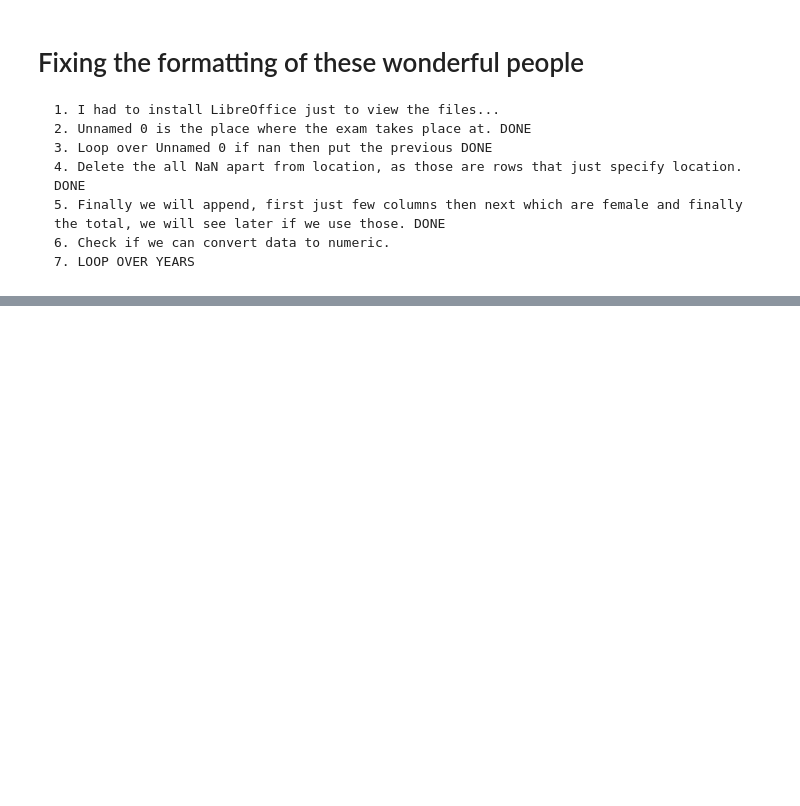
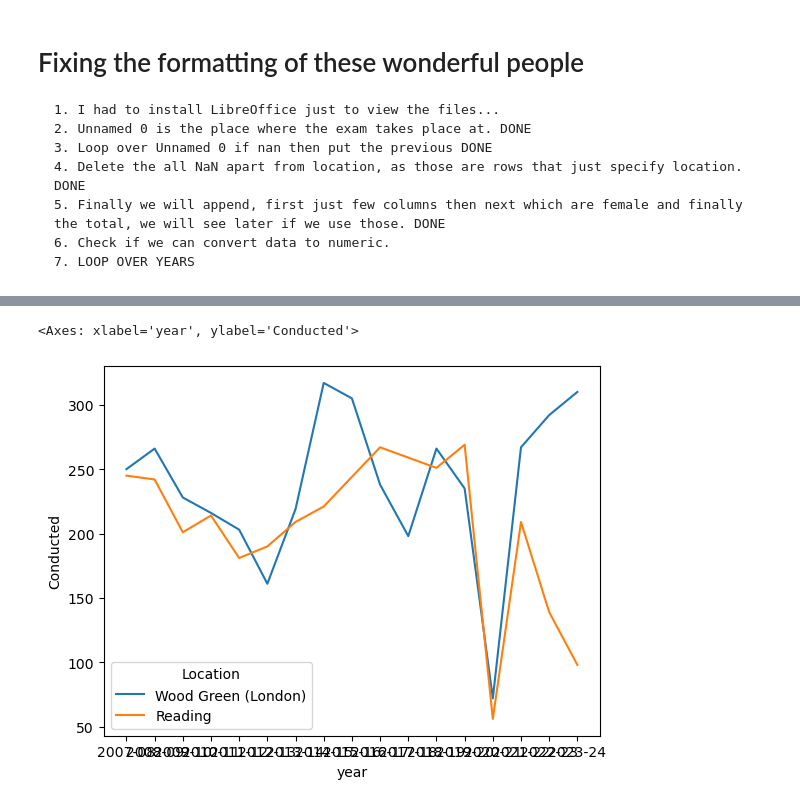
Before and after one commit to gtobias-larrauri/stats-project, a Jupyter notebook: formatting_pandas.ipynb, the cells around one changed output, grey strips where cells are left out. Cells and saved outputs as stored; diff of their text form; code cells hidden in the pictures; blank space fills up the shorter version.

```diff
--- a/formatting_pandas.ipynb
+++ b/formatting_pandas.ipynb
@@ -100,0 +204,5 @@ df
+# %%
+sns.lineplot(x= "year", y="Conducted" ,hue="Location",data=df_women_21)
+# %% [output]
+<Axes: xlabel='year', ylabel='Conducted'>
+[figure, added]
```
Also changed, not shown: parts of 24 cells of this notebook, 4 other files.
